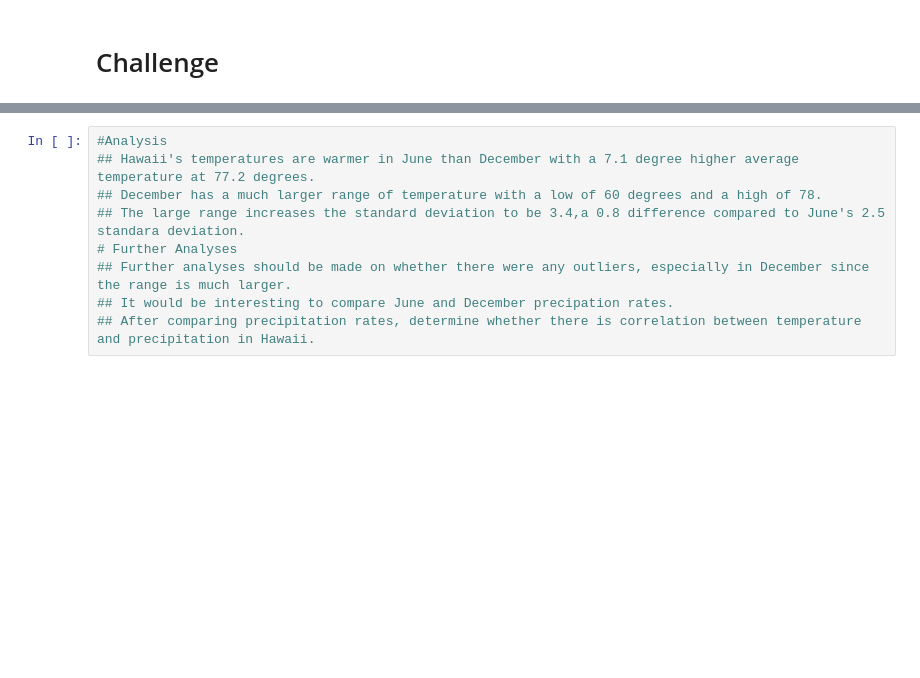
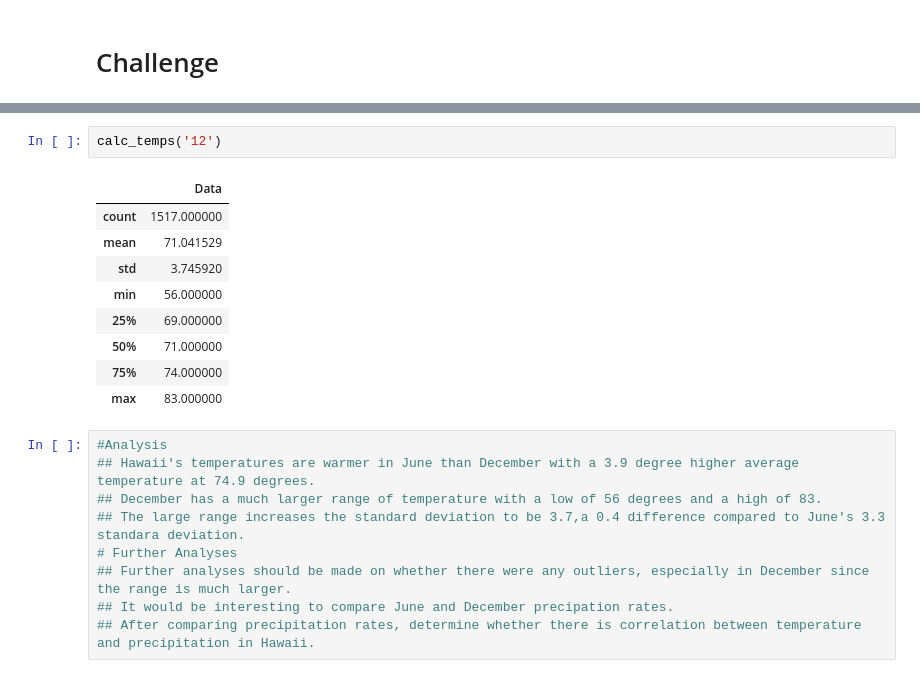
Before and after one commit to wshih88/surfs_up, a Jupyter notebook: climate_analysis.ipynb, the cells around one changed output, grey strips where cells are left out. Cells and saved outputs as stored; diff of their text form; blank space fills up the shorter version.

```diff
--- a/climate_analysis.ipynb
+++ b/climate_analysis.ipynb
@@ -168,8 +155,20 @@ calc_temps('2016-12-01','2016-12-31')
+# %%
+calc_temps('12')
+# %% [output]
+|  | Data |
+| count | 1517.000000 |
+| mean | 71.041529 |
+| std | 3.745920 |
+| min | 56.000000 |
+| 25% | 69.000000 |
+| 50% | 71.000000 |
+| 75% | 74.000000 |
+| max | 83.000000 |
 # %%
 #Analysis
-## Hawaii's temperatures are warmer in June than December with a 7.1 degree higher average temperature at 77.2 degrees.
-## December has a much larger range of temperature with a low of 60 degrees and a high of 78.
-## The large range increases the standard deviation to be 3.4,a 0.8 difference compared to June's 2.5 standara deviation.
+## Hawaii's temperatures are warmer in June than December with a 3.9 degree higher average temperature at 74.9 degrees.
+## December has a much larger range of temperature with a low of 56 degrees and a high of 83.
+## The large range increases the standard deviation to be 3.7,a 0.4 difference compared to June's 3.3 standara deviation.
 # Further Analyses
 ## Further analyses should be made on whether there were any outliers, especially in December since the range is much larger.
 ## It would be interesting to compare June and December precipation rates.
```
Also changed, not shown: parts of 4 cells of this notebook.
